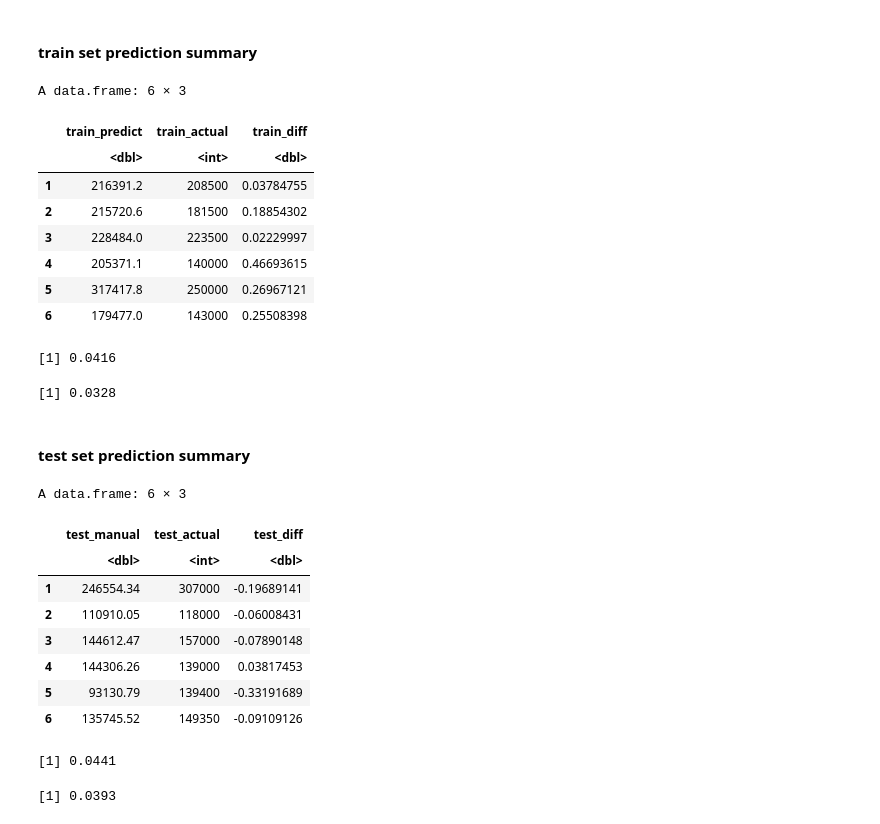
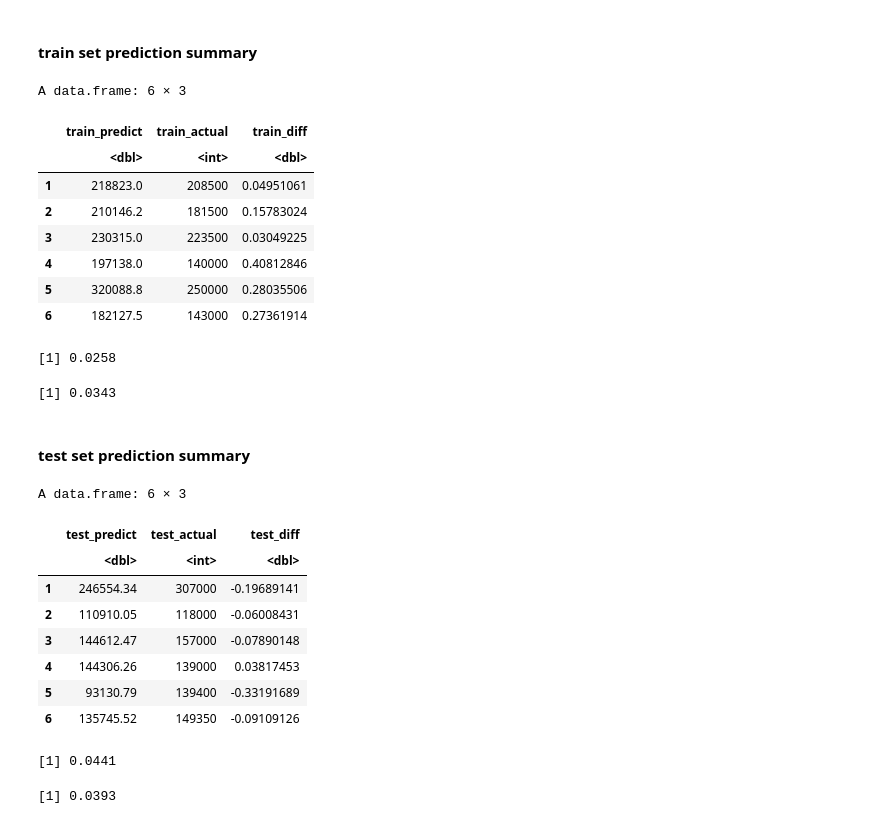
Before and after one commit to OlegRyzhkov2020/house_price_prediction, a Jupyter notebook: features_selection.ipynb, the cells around one changed output. Cells and saved outputs as stored; diff of their text form; code cells hidden in the pictures.

```diff
--- a/features_selection.ipynb
+++ b/features_selection.ipynb
@@ -623,7 +620,7 @@ A tibble: 6 × 75
 ## MANUAL REGRESSION MODEL
 # %%
 #Manual regular linear model with the selected variables
-manual.model <- lm(SalePrice ~ YearBuilt + BldgType + GrLivArea + TotRmsAbvGrd +
+manual.model <- lm(SalePrice ~ YearBuilt + BldgType + FullBath + GrLivArea + TotRmsAbvGrd +
                          GarageArea + Neighborhood, data=train_split )
 summary(manual.model)
 # %% [output]
@@ -700,44 +697,44 @@ A tibble: 33 × 8
 # %%
 # Prediction Summary for Manual Model - Test Set
 train.predict <- as.matrix(predict(manual.model, newdata=train_split))
 manual.model_trainresult <- as.data.frame(train.predict)
 names(manual.model_trainresult)[names(manual.model_trainresult) == 'V1'] <- 'train_predict'
 manual.model_trainresult$train_actual = train_split$SalePrice
 manual.model_trainresult$train_diff = (manual.model_trainresult$train_predict - manual.model_trainresult$train_actual)/manual.model_trainresult$train_actual
 head(manual.model_trainresult)
-signif(mean(manual.model_trainresult$train_diff^2), digits=3)
+signif(mean(manual.model_trainresult$train_diff), digits=3)
 # %% [output]
 A data.frame: 6 × 3
 |  | train_predict | train_actual | train_diff |
 |  | <dbl> | <int> | <dbl> |
-| 1 | 216391.2 | 208500 | 0.03784755 |
-| 2 | 215720.6 | 181500 | 0.18854302 |
-| 3 | 228484.0 | 223500 | 0.02229997 |
-| 4 | 205371.1 | 140000 | 0.46693615 |
-| 5 | 317417.8 | 250000 | 0.26967121 |
-| 6 | 179477.0 | 143000 | 0.25508398 |
+| 1 | 218823.0 | 208500 | 0.04951061 |
+| 2 | 210146.2 | 181500 | 0.15783024 |
+| 3 | 230315.0 | 223500 | 0.03049225 |
+| 4 | 197138.0 | 140000 | 0.40812846 |
+| 5 | 320088.8 | 250000 | 0.28035506 |
+| 6 | 182127.5 | 143000 | 0.27361914 |
-[1] 0.0416
+[1] 0.0258
 # %%
-# Calculate Model Error - Train Set
+# Calculate Model Error
 errorBIC_manualtrain <- log(predict(manual.model, newdata=train_split))-log(train_split$SalePrice)
 errorBIC_manualtrain=mean(errorBIC_manualtrain^2)
 signif(errorBIC_manualtrain, digits=3)
 # %% [output]
-[1] 0.0328
+[1] 0.0343
 # %% [markdown]
 #### test set prediction summary
 # %%
 # Prediction Summary for Manual Model - Test Set
 test.predict_manual <- as.matrix(predict(manual.model, newdata=test_split))
-model_testresult <- as.data.frame(test.predict_manual)
-names(model_testresult)[names(model_testresult) == 'V1'] <- 'test_manual'
-model_testresult$test_actual = test_split$SalePrice
-model_testresult$test_diff = (model_testresult$test_manual - model_testresult$test_actual)/model_testresult$test_actual
-head(model_testresult)
-signif(mean(model_testresult$test_diff^2), digits=3)
+manual.model_testresult <- as.data.frame(test.predict_manual)
+names(manual.model_testresult)[names(manual.model_testresult) == 'V1'] <- 'test_predict'
+manual.model_testresult$test_actual = test_split$SalePrice
+manual.model_testresult$test_diff = (manual.model_testresult$test_predict - manual.model_testresult$test_actual)/manual.model_testresult$test_actual
+head(manual.model_testresult)
+signif(mean(manual.model_testresult$test_diff^2), digits=3)
 # %% [output]
 A data.frame: 6 × 3
-|  | test_manual | test_actual | test_diff |
+|  | test_predict | test_actual | test_diff |
 |  | <dbl> | <int> | <dbl> |
 | 1 | 246554.34 | 307000 | -0.19689141 |
 | 2 | 110910.05 | 118000 | -0.06008431 |
```
Also changed, not shown: parts of 15 cells of this notebook, 2 other files.
